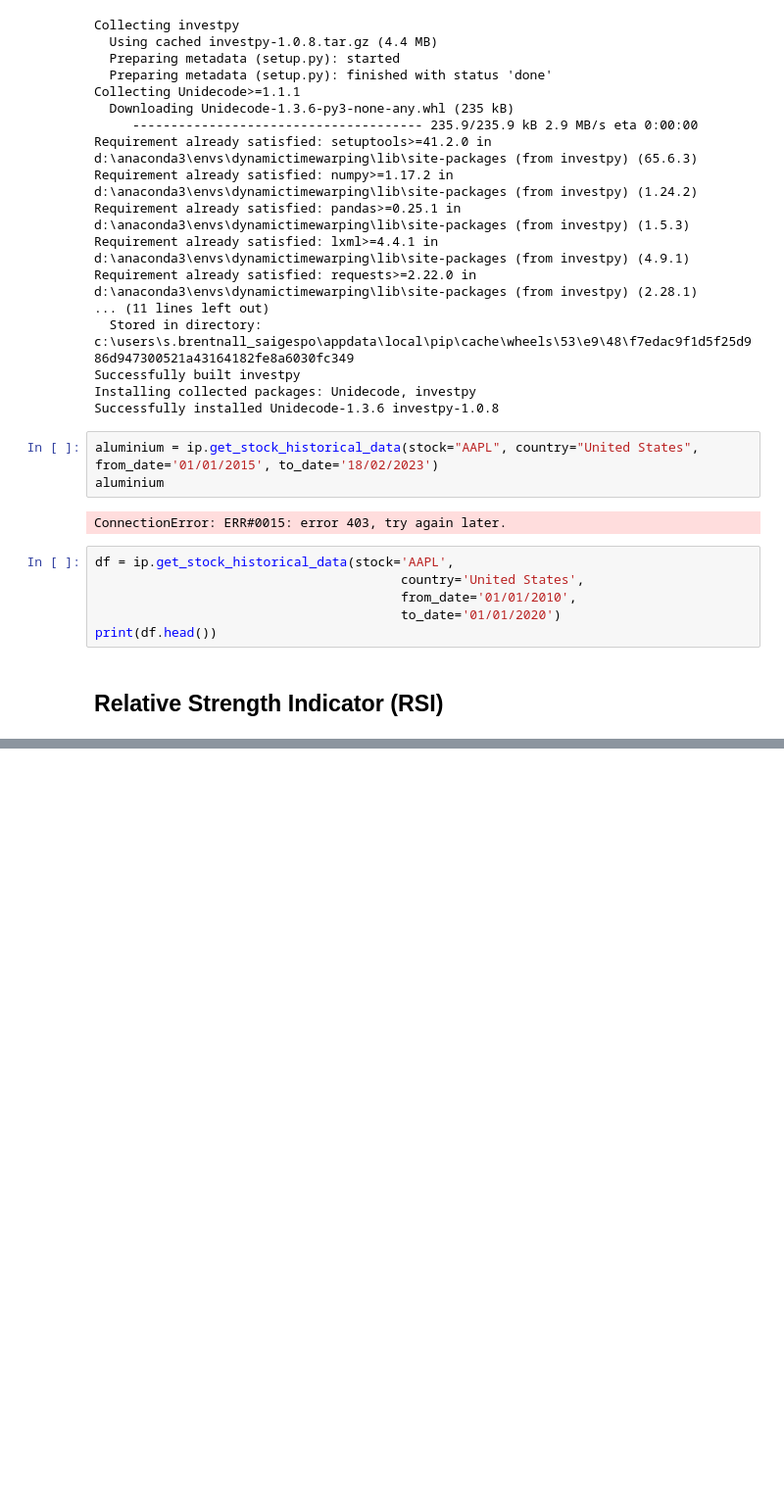
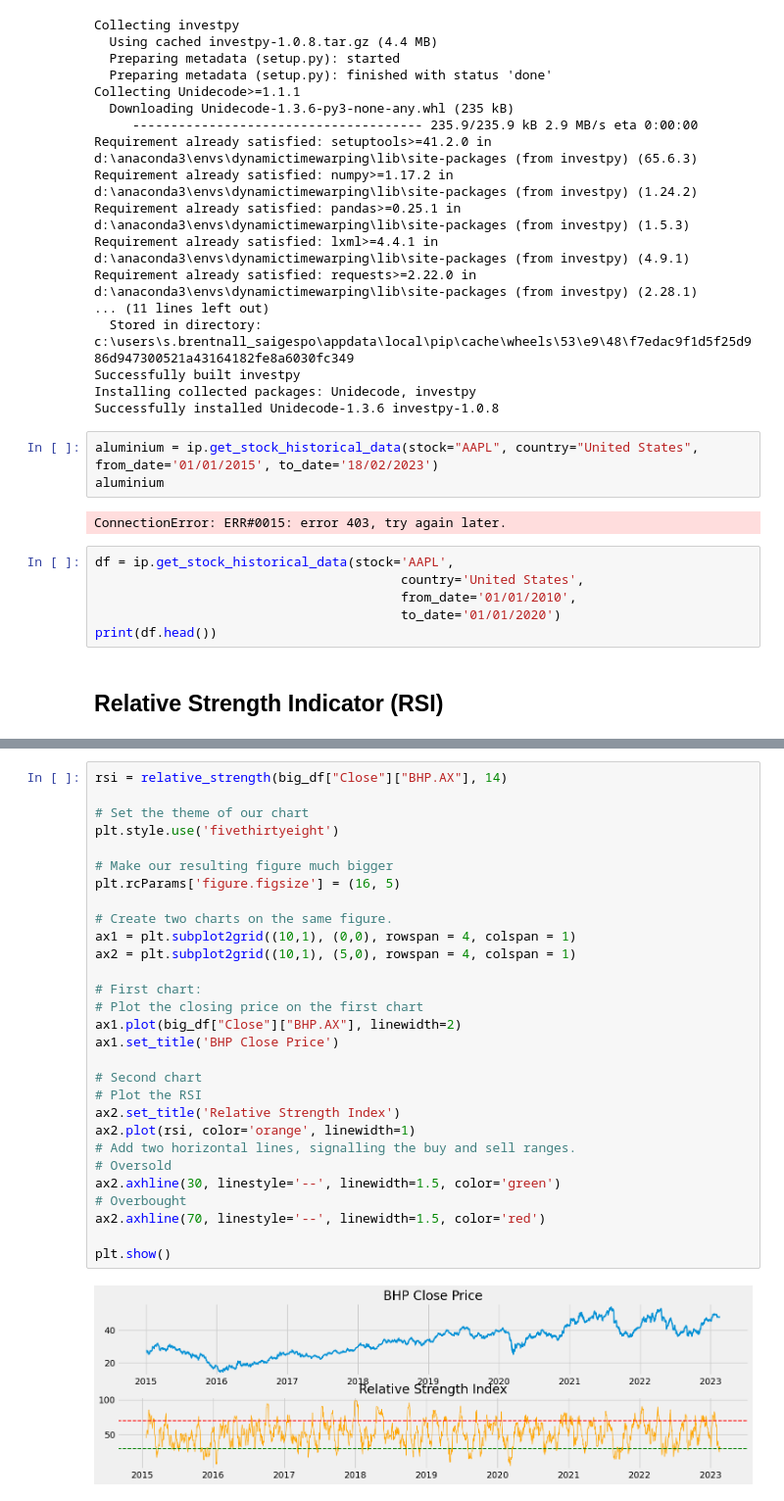
Before and after one commit to ShaunBrentnall/Market-Analysis, a Jupyter notebook: correlation.ipynb, the cells around one changed output, grey strips where cells are left out. Shown at 98% size. Saved outputs shown, nothing was run; the diff lists cells and outputs as text; blank space fills up the shorter version.

```diff
--- a/correlation.ipynb
+++ b/correlation.ipynb
@@ -609,0 +562,31 @@ plt.show()
+# %%
+rsi = relative_strength(big_df["Close"]["BHP.AX"], 14)
+
+# Set the theme of our chart
+plt.style.use('fivethirtyeight')
+
+# Make our resulting figure much bigger
+plt.rcParams['figure.figsize'] = (16, 5)
+
+# Create two charts on the same figure.
+ax1 = plt.subplot2grid((10,1), (0,0), rowspan = 4, colspan = 1)
+ax2 = plt.subplot2grid((10,1), (5,0), rowspan = 4, colspan = 1)
+
+# First chart:
+# Plot the closing price on the first chart
+ax1.plot(big_df["Close"]["BHP.AX"], linewidth=2)
+ax1.set_title('BHP Close Price')
+
+# Second chart
+# Plot the RSI
+ax2.set_title('Relative Strength Index')
+ax2.plot(rsi, color='orange', linewidth=1)
+# Add two horizontal lines, signalling the buy and sell ranges.
+# Oversold
+ax2.axhline(30, linestyle='--', linewidth=1.5, color='green')
+# Overbought
+ax2.axhline(70, linestyle='--', linewidth=1.5, color='red')
+
+plt.show()
+# %% [output]
+[figure, added]
```
Also changed, not shown: parts of 10 cells of this notebook.
